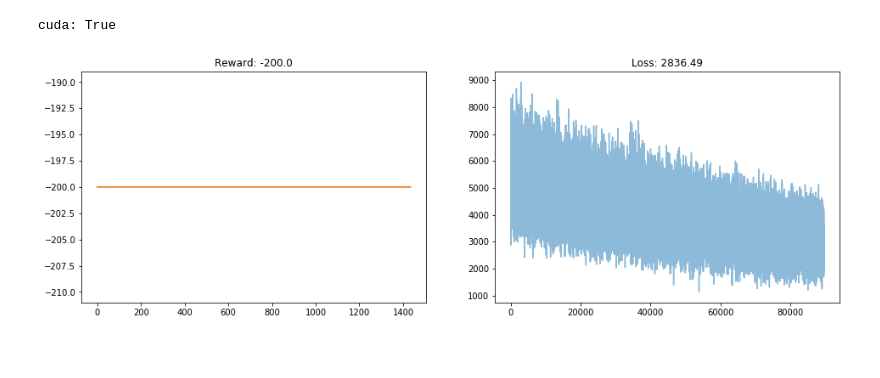
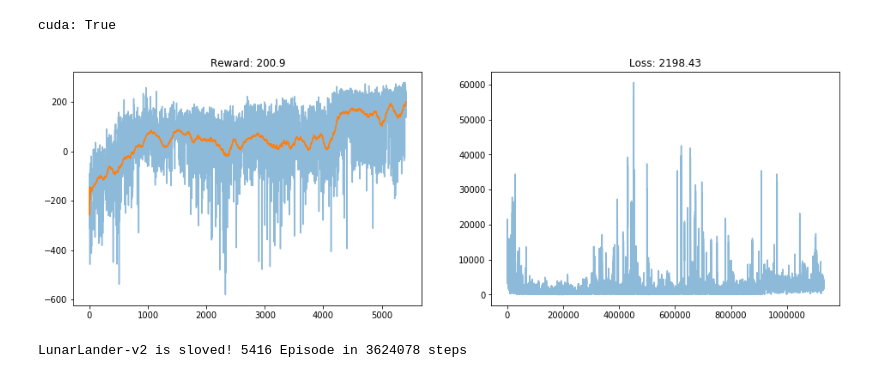
Before and after one commit to kekmodel/rl_pytorch, a Jupyter notebook: notebook/ppo_discrete_step.ipynb, the cells around one changed output. Cells and saved outputs as stored; diff of their text form; code cells hidden in the pictures; blank space fills up the shorter version.

```diff
--- a/notebook/ppo_discrete_step.ipynb
+++ b/notebook/ppo_discrete_step.ipynb
@@ -177,8 +177,8 @@ def plot():
 # make an environment
 # env = gym.make('CartPole-v0')
 # env = gym.make('CartPole-v1')
-env = gym.make('MountainCar-v0')
-# env = gym.make('LunarLander-v2')
+# env = gym.make('MountainCar-v0')
+env = gym.make('LunarLander-v2')
 
 env.seed(SEED)
 obs_space = env.observation_space.shape[0]
@@ -232,34 +232,35 @@ for i in range(1, n_episodes + 1):
                 _value = 0.
             else:
                 _, _value = get_action_and_value(_obs, old_net)
 
             values.append(_value)
             train_memory.extend(compute_adv_with_gae(
                 rewards, values, roll_memory))
             roll_memory.clear()
 
         if steps % roll_len == 0:
             learn(net, old_net, train_memory)
             old_net.load_state_dict(net.state_dict())
 
     if done:
         ep_rewards.append(ep_reward)
         reward_eval.append(
             np.mean(list(reversed(ep_rewards))[: n_eval]).round(decimals=2))
         plot()
 #         print('{:3} Episode in {:5} steps, reward {:.2f}'.format(
 #             i, steps, ep_reward))
 
         if len(ep_rewards) >= n_eval:
             if reward_eval[-1] >= env.spec.reward_threshold:
                 print('\n{} is sloved! {:3} Episode in {:3} steps'.format(
                     env.spec.id, i, steps))
                 torch.save(net.state_dict(),
                            f'./test/saved_models/{env.spec.id}_ep{i}_clear_model_ppo_st.pt')
                 break
 env.close()
 # %% [output]
-[figure, old version]
+[figure, new version]
+LunarLander-v2 is sloved! 5416 Episode in 3624078 steps
 # %%
 [
     ('CartPole-v0', 1229, 2048, 0.2, 10, 1.0, 0.01, False, 0.999, 0.98),
```
Also changed, not shown: parts of 1 cell of this notebook, 1 other file.
